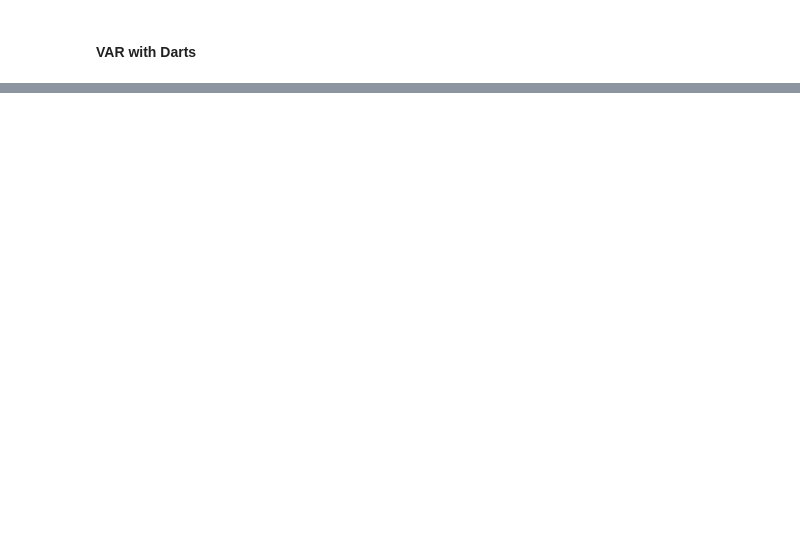
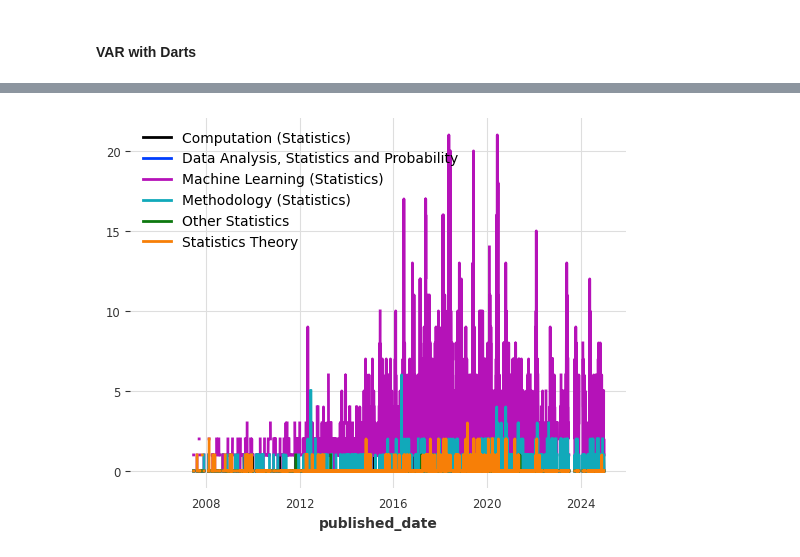
Before and after one commit to narenp12/stats140finalproj, a Jupyter notebook: stat.ipynb, the cells around one changed output, grey strips where cells are left out. Cells and saved outputs as stored; diff of their text form; code cells hidden in the pictures; blank space fills up the shorter version.

Commit message:
Made forecasting series, need to make/fit models and make preds

```diff
--- a/stat.ipynb
+++ b/stat.ipynb
@@ -441,0 +460,12 @@ results.plot_forecast(10)
+# %%
+from darts import TimeSeries
+
+sub = corr_df.iloc[:, 1:7]
+series = TimeSeries.from_dataframe(sub, fill_missing_dates=True, freq='D')
+
+one = pd.DataFrame(corr_df.iloc[:, 1])
+ones = TimeSeries.from_dataframe(one, fill_missing_dates=True, freq='D')
+# %%
+series.plot()
+# %% [output]
+[figure, added]
```
Also changed, not shown: parts of 5 cells of this notebook.
